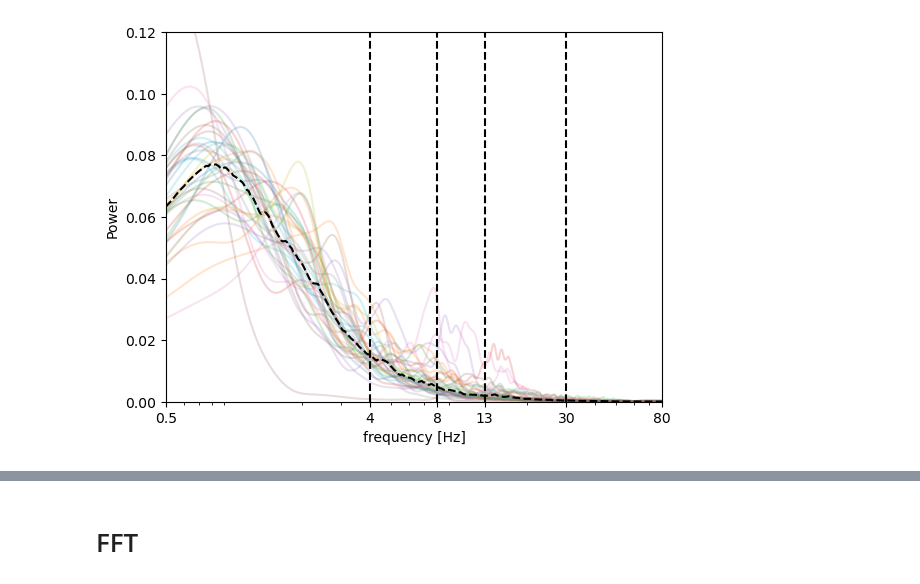
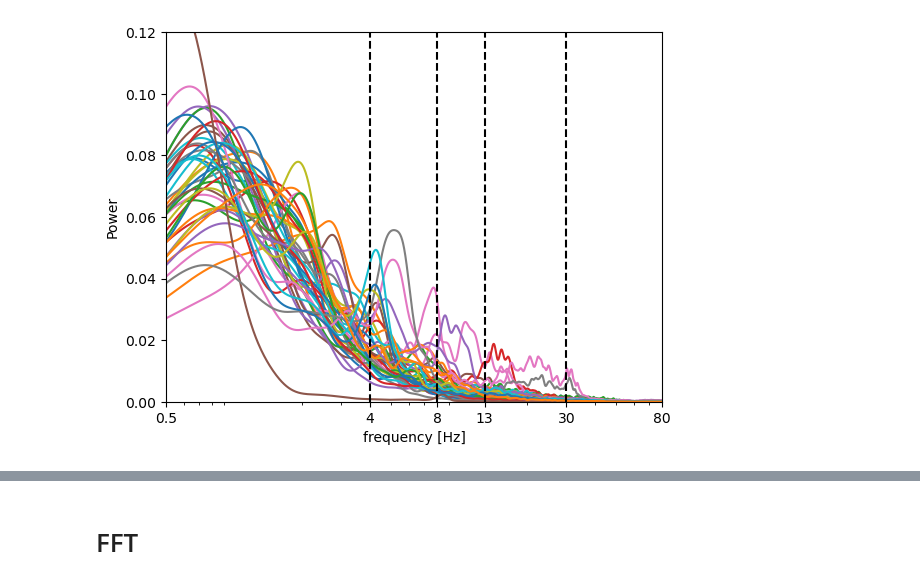
Before and after one commit to mcespedes99/HippiEEGAtlas, a Jupyter notebook: code/DSP/Spectrum.ipynb, the cells around one changed output, grey strips where cells are left out. Saved outputs shown, nothing was run; the diff lists cells and outputs as text; code cells hidden in the pictures.

Commit message:
Addition of lobes plots and functions

```diff
--- a/code/DSP/Spectrum.ipynb
+++ b/code/DSP/Spectrum.ipynb
@@ -11,0 +35,36 @@ import pandas as pd
+# %%
+def welchMethod(data, srate):
+    # create Hann window
+    winsize = int( 2.0*srate ) # 2-second window
+    hannw = .5 - np.cos(2*np.pi*np.linspace(0,1,winsize))/2
+
+    # number of FFT points (frequency resolution)
+    spectres = 0.01; # Hz
+    nfft = int(srate/spectres)
+
+    # Apply Welch method
+    f, welchpow = scipy.signal.welch(data,fs=srate,window=hannw,
+                                    nperseg=winsize,noverlap=winsize/2,nfft=nfft, scaling='density')
+
+    # Normalizing
+    welchpow = np.divide(welchpow, np.sqrt(np.sum(welchpow**2, axis=1)).reshape(welchpow.shape[0],1))
+
+    return f, welchpow
+# %%
+def plotAllChannels(freq, welchpow):
+    x_val = [0.5, 4, 8, 13, 30, 80]
+    default_x_ticks = range(len(x_val))
+
+    fig, ax = plt.subplots()
+    ax.semilogx(freq,welchpow.transpose())
+    ax.semilogx([4, 4], [0, 0.12], '--k')
+    ax.semilogx([8, 8], [0, 0.12], '--k')
+    ax.semilogx([13, 13], [0, 0.12], '--k')
+    ax.semilogx([30, 30], [0, 0.12], '--k')
+    ax.set_xticks(x_val)
+    ax.set_xticklabels(x_val)
+    ax.set_xlim([0.5,80])
+    ax.set_ylim([0, 0.12])
+    ax.set_xlabel('frequency [Hz]')
+    ax.set_ylabel('Power')
+    plt.show()
@@ -41,3 +145,5 @@ channel_data = channel_data.transpose()
+# %%
+channel_data = findRegionData(['Hippocampus'],regionName, channelRegion, EEGdata)
 # %%
 channel_data.shape
 # %% [output]
@@ -85,21 +158,0 @@ median_welchpow = np.median(welchpow, axis=0)
-# %%
-x_val = [0.5, 4, 8, 13, 30, 80]
-default_x_ticks = range(len(x_val))
-
-fig, ax = plt.subplots()
-ax.semilogx(f,welchpow.transpose(),alpha=0.2)
-ax.semilogx(f, median_welchpow.transpose(), '--k')
-ax.semilogx([4, 4], [0, 0.12], '--k')
-ax.semilogx([8, 8], [0, 0.12], '--k')
-ax.semilogx([13, 13], [0, 0.12], '--k')
-ax.semilogx([30, 30], [0, 0.12], '--k')
-ax.set_xticks(x_val)
-ax.set_xticklabels(x_val)
-ax.set_xlim([0.5,80])
-ax.set_ylim([0, 0.12])
-ax.set_xlabel('frequency [Hz]')
-ax.set_ylabel('Power')
-# ax.set_xscale('log')
-plt.show()
-# %% [output]
-[figure, removed]
@@ -114,0 +159,6 @@ fig.show()
+# %%
+f, welchpow = welchMethod(channel_data, srate)
+# %%
+plotAllChannels(f, welchpow)
+# %% [output]
+[figure, added]
```
Also changed, not shown: parts of 25 cells of this notebook.
